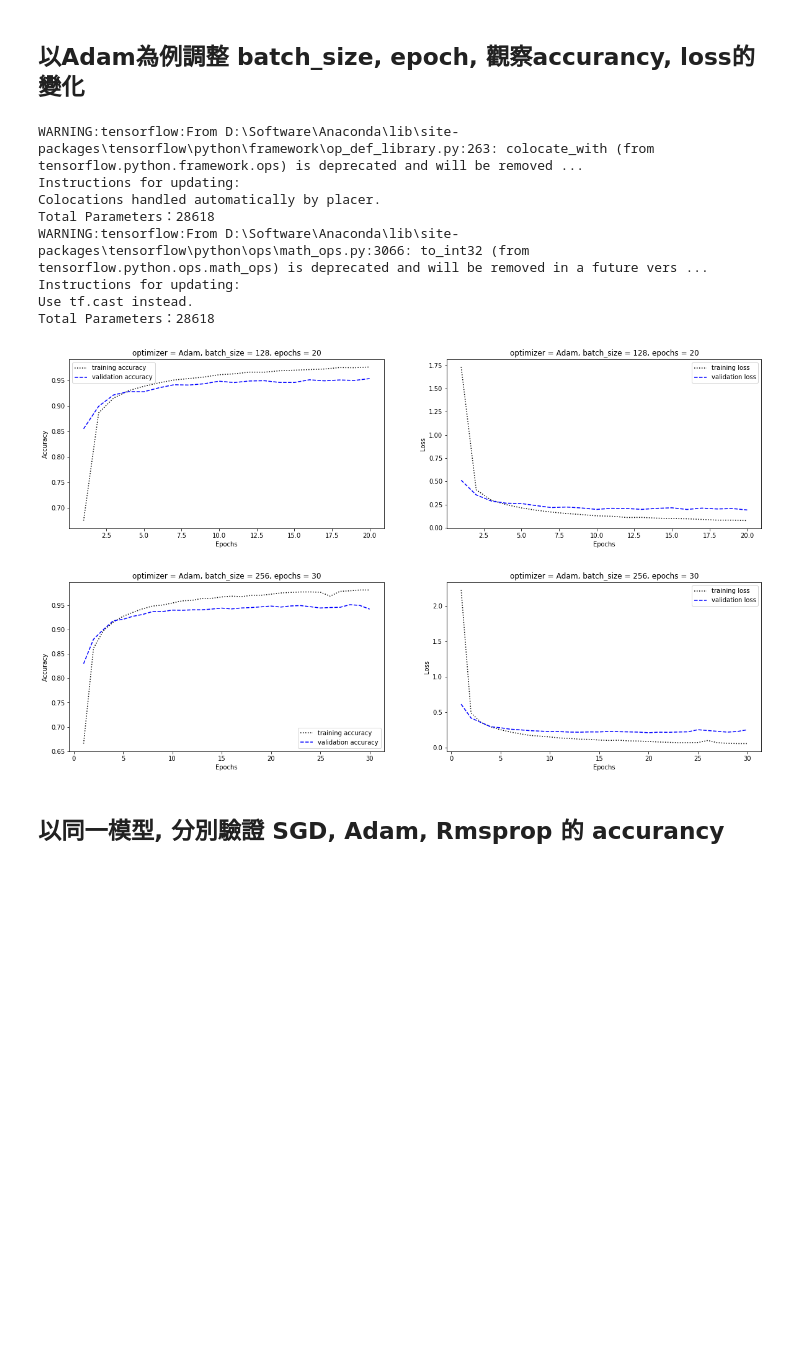
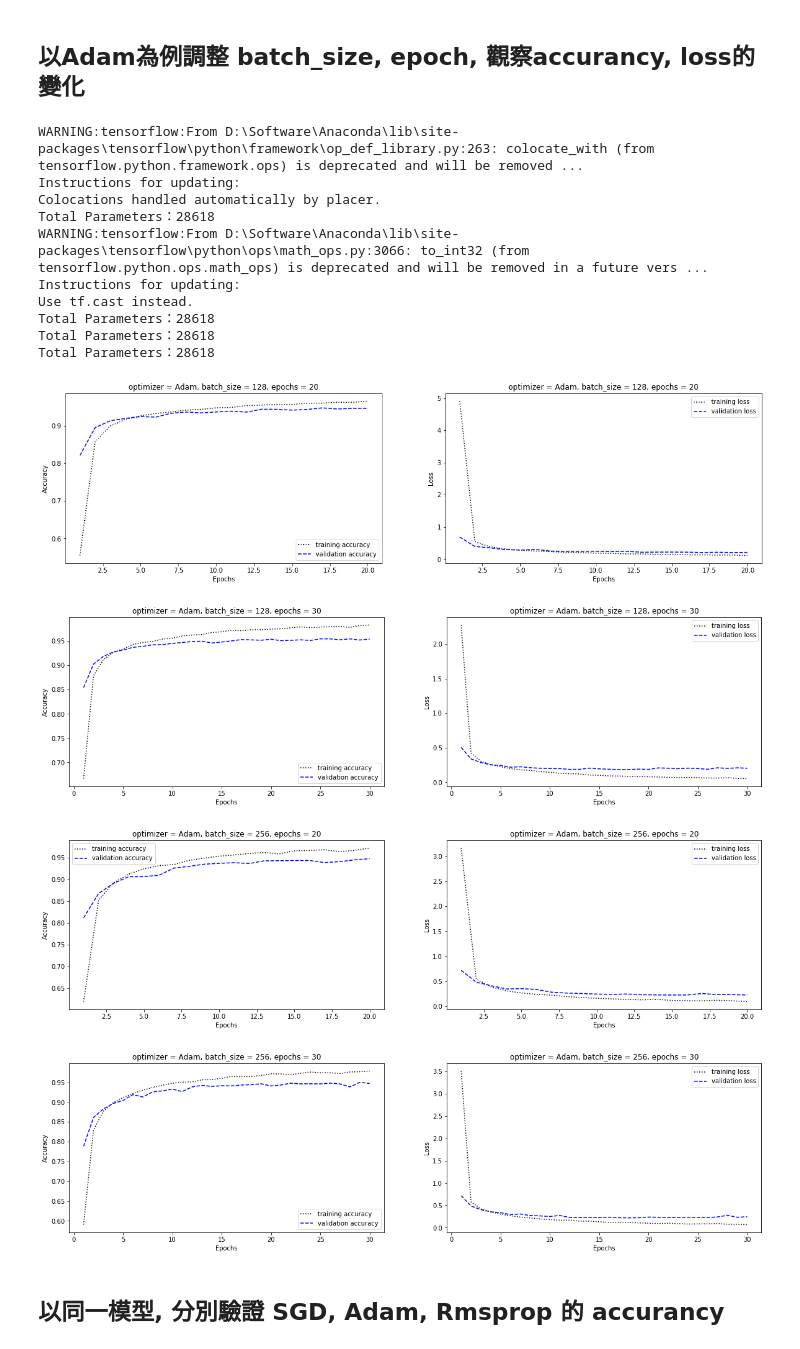
Before and after one commit to Lance0218/ML100-Days, a Jupyter notebook: homework/Day_076_Optimizer_HW.ipynb, the cells around one changed output. Drawn from its saved outputs; the diff is of its cells as text; code cells hidden in the pictures; blank space fills up the shorter version.

```diff
--- a/homework/Day_076_Optimizer_HW.ipynb
+++ b/homework/Day_076_Optimizer_HW.ipynb
@@ -81,30 +81,35 @@ Y_test = (numpy.arange(10) == y_test[:, None]).astype(int)
 # %%
 # 第三步：編譯
 '''
    宣告並設定
    batch_size：對總的樣本數進行分組，每組包含的樣本數量
    epochs：訓練次數
 
 '''
-for batch_size, epochs in zip([128, 256], [20, 30]):
-    optimizer = 'Adam'
-    title = f'optimizer = {optimizer}, batch_size = {batch_size}, epochs = {epochs}'
-    model = model_set()
-    model.compile(optimizer=optimizer, loss='categorical_crossentropy', metrics=['accuracy'])
-    history = model.fit(X_train, Y_train, batch_size=batch_size, epochs=epochs, shuffle=True, verbose=0,
-                        validation_split=0.3)
-    acc_loss_plotter(history.history, title)
+for batch_size in [128, 256]:
+    for epochs in [20, 30]:
+        optimizer = 'Adam'
+        title = f'optimizer = {optimizer}, batch_size = {batch_size}, epochs = {epochs}'
+        model = model_set()
+        model.compile(optimizer=optimizer, loss='categorical_crossentropy', metrics=['accuracy'])
+        history = model.fit(X_train, Y_train, batch_size=batch_size, epochs=epochs, shuffle=True, verbose=0,
+                            validation_split=0.3)
+        acc_loss_plotter(history.history, title)
 # %% [output]
 WARNING:tensorflow:From D:\Software\Anaconda\lib\site-packages\tensorflow\python\framework\op_def_library.py:263: colocate_with (from tensorflow.python.framework.ops) is deprecated and will be removed ...
 Instructions for updating:
 Colocations handled automatically by placer.
 Total Parameters：28618
 WARNING:tensorflow:From D:\Software\Anaconda\lib\site-packages\tensorflow\python\ops\math_ops.py:3066: to_int32 (from tensorflow.python.ops.math_ops) is deprecated and will be removed in a future vers ...
 Instructions for updating:
 Use tf.cast instead.
 Total Parameters：28618
+Total Parameters：28618
+Total Parameters：28618
-[figure, old version]
+[figure, new version]
-[figure, old version]
+[figure, new version]
+[figure, added]
+[figure, added]
 # %% [markdown]
 ## 以同一模型, 分別驗證 SGD, Adam, Rmsprop 的 accurancy
 # %%
```
Also changed, not shown: parts of 2 cells of this notebook.
